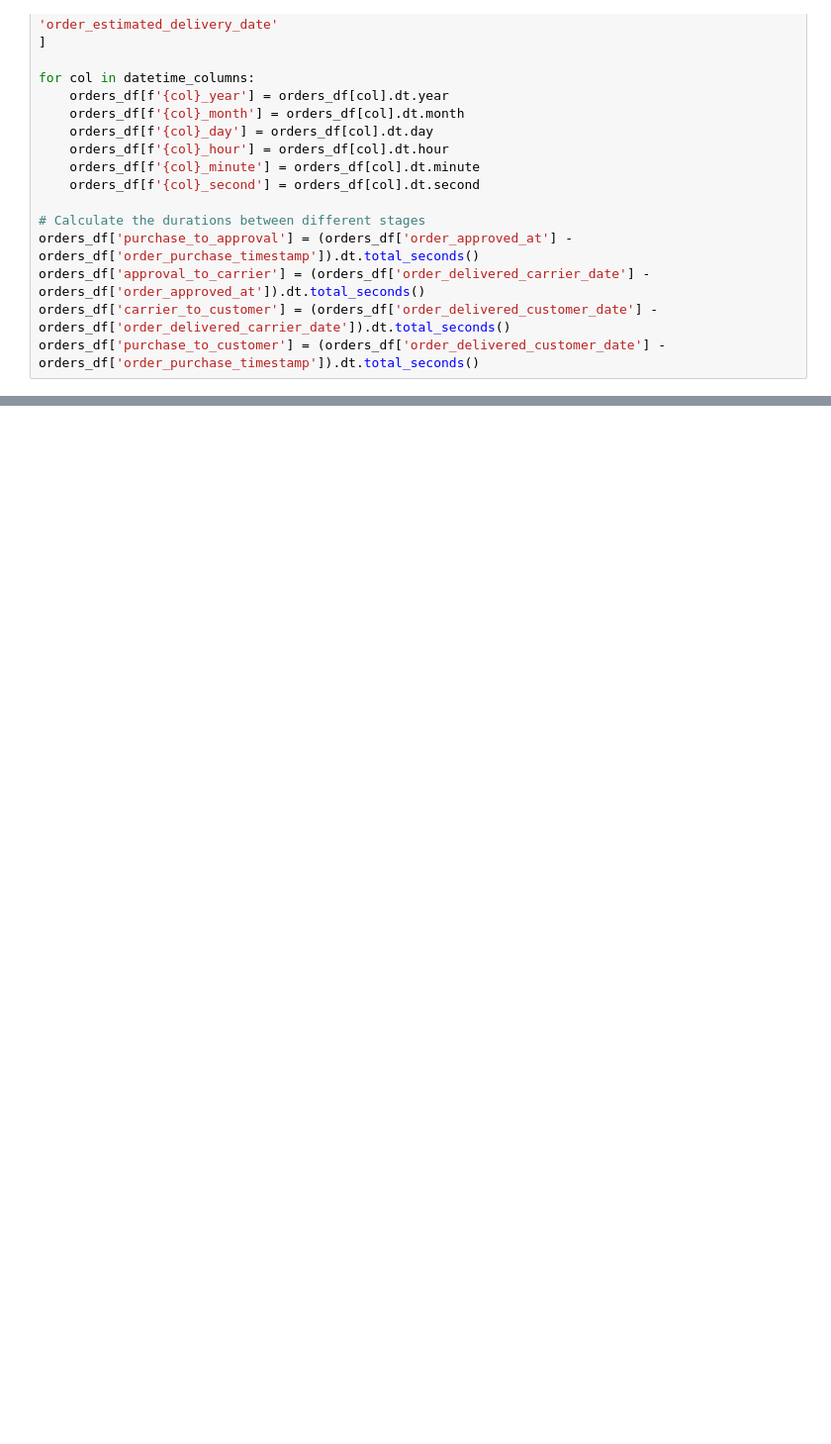
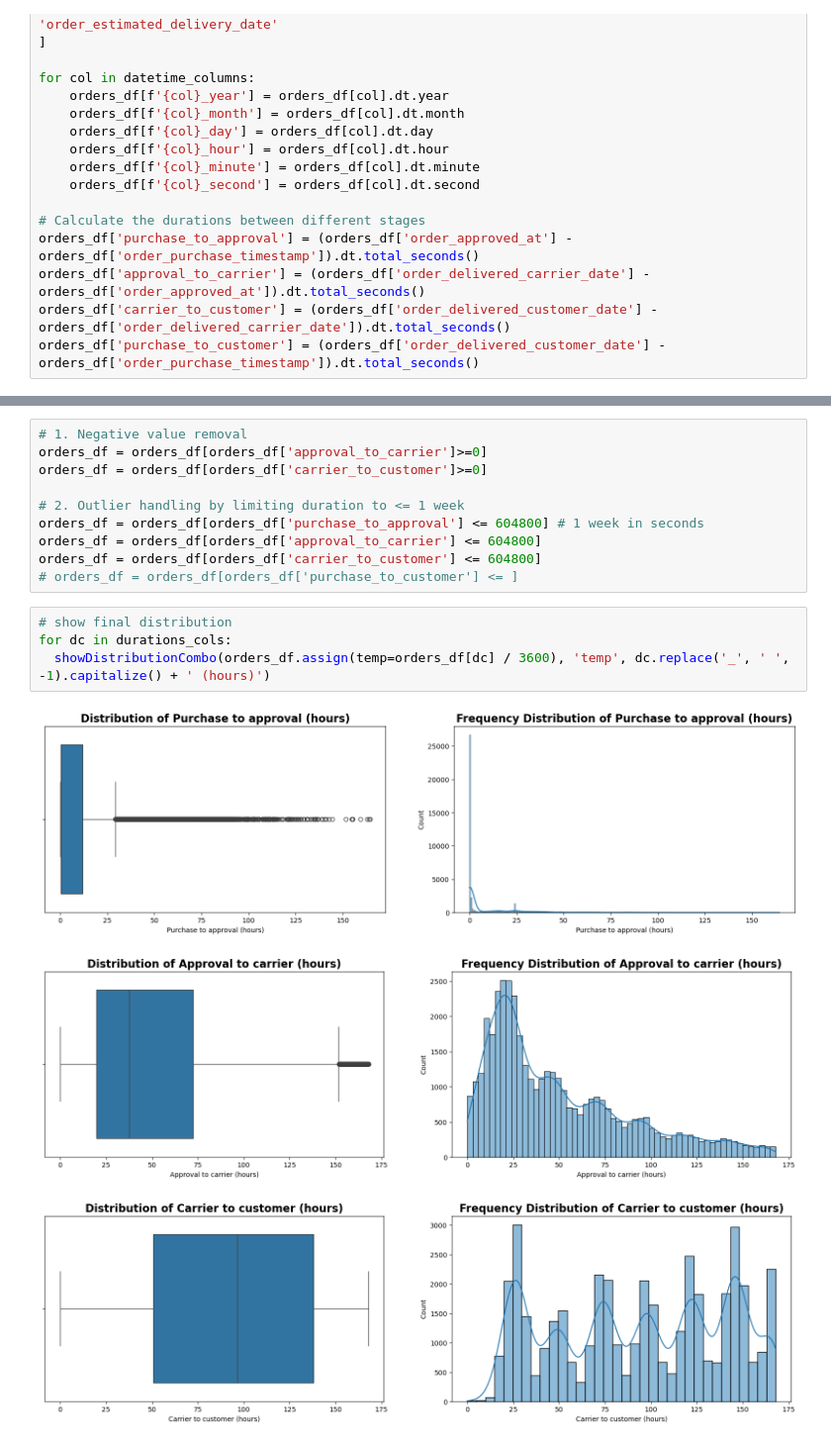
Before and after one commit to fritz-immanuel/Brazilian-E-Commerce-Data-Analysis, a Jupyter notebook: Data Analysis & Predictions.ipynb, the cells around one changed output, grey strips where cells are left out. Shown at 99% size. Saved outputs shown, nothing was run; the diff lists cells and outputs as text; blank space fills up the shorter version.

```diff
--- a/Data Analysis & Predictions.ipynb
+++ b/Data Analysis & Predictions.ipynb
@@ -487,0 +395,18 @@ dtype: int64
+# %%
+# 1. Negative value removal
+orders_df = orders_df[orders_df['approval_to_carrier']>=0]
+orders_df = orders_df[orders_df['carrier_to_customer']>=0]
+
+# 2. Outlier handling by limiting duration to <= 1 week
+orders_df = orders_df[orders_df['purchase_to_approval'] <= 604800] # 1 week in seconds
+orders_df = orders_df[orders_df['approval_to_carrier'] <= 604800]
+orders_df = orders_df[orders_df['carrier_to_customer'] <= 604800]
+# orders_df = orders_df[orders_df['purchase_to_customer'] <= ]
+# %%
+# show final distribution
+for dc in durations_cols:
+  showDistributionCombo(orders_df.assign(temp=orders_df[dc] / 3600), 'temp', dc.replace('_', ' ', -1).capitalize() + ' (hours)')
+# %% [output]
+[figure, added]
+[figure, added]
+[figure, added]
```
Also changed, not shown: parts of 120 cells of this notebook.
